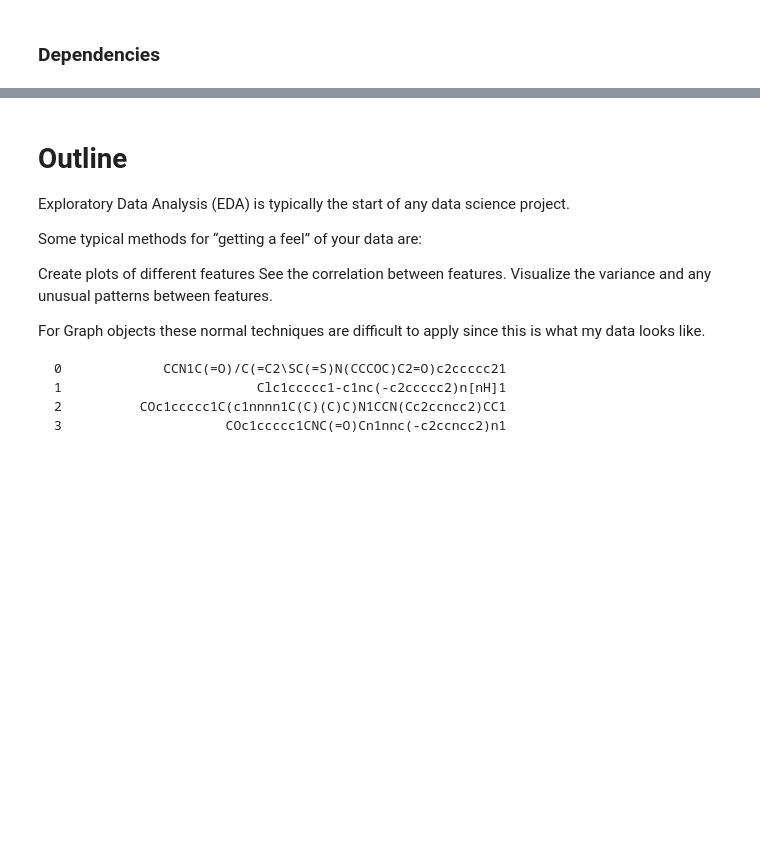
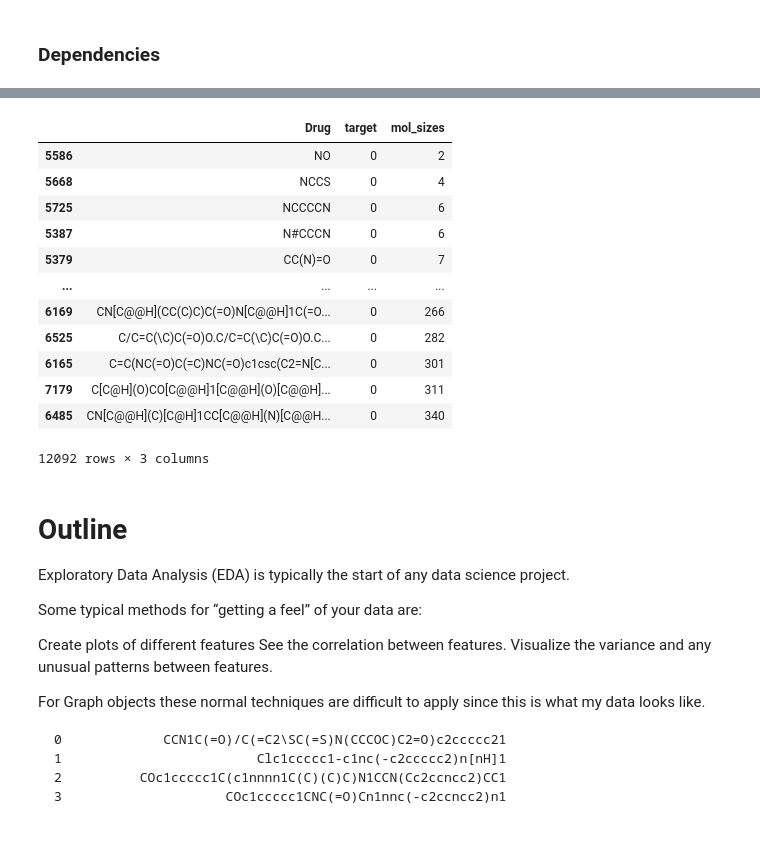
Before and after one commit to parkerburchett/TDC-Binary-Classification, a Jupyter notebook: EDA_notebook.ipynb, the cells around one changed output, grey strips where cells are left out. Drawn from its saved outputs; the diff is of its cells as text; code cells hidden in the pictures; blank space fills up the shorter version.

```diff
--- a/EDA_notebook.ipynb
+++ b/EDA_notebook.ipynb
@@ -61,3 +64,20 @@ Done!
+# %%
+df['mol_sizes'] = df['Drug'].str.len()
+df.sort_values('mol_sizes')
+# %% [output]
+|  | Drug | target | mol_sizes |
+| 5586 | NO | 0 | 2 |
+| 5668 | NCCS | 0 | 4 |
+| 5725 | NCCCCN | 0 | 6 |
+| 5387 | N#CCCN | 0 | 6 |
+| 5379 | CC(N)=O | 0 | 7 |
+| ... | ... | ... | ... |
+| 6169 | CN[C@@H](CC(C)C)C(=O)N[C@@H]1C(=O... | 0 | 266 |
+| 6525 | C/C=C(\C)C(=O)O.C/C=C(\C)C(=O)O.C... | 0 | 282 |
+| 6165 | C=C(NC(=O)C(=C)NC(=O)c1csc(C2=N[C... | 0 | 301 |
+| 7179 | C[C@H](O)CO[C@@H]1[C@@H](O)[C@@H]... | 0 | 311 |
+| 6485 | CN[C@@H](C)[C@H]1CC[C@@H](N)[C@@H... | 0 | 340 |
+12092 rows × 3 columns
 # %% [markdown]
 # Outline
 Exploratory Data Analysis (EDA) is typically the start of any data science project.
```
Also changed, not shown: parts of 3 cells of this notebook, 5 other files.
